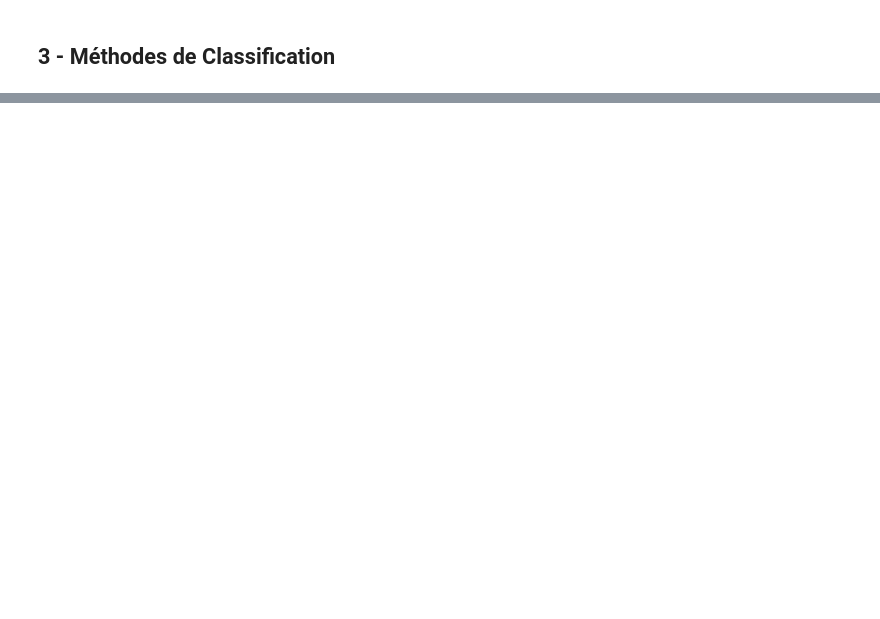
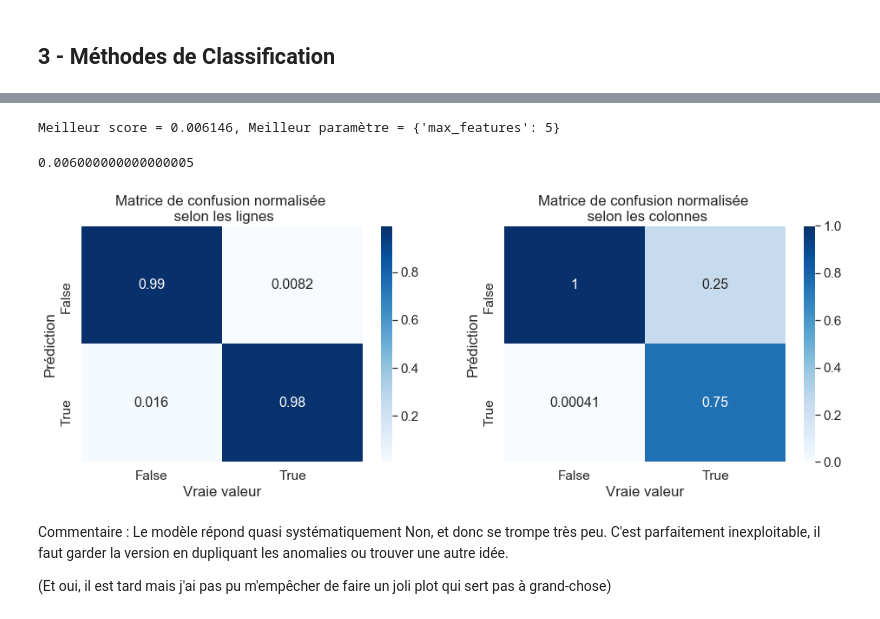
Before and after one commit to PaulCharnay/Projet_Anomalies, a Jupyter notebook: Visualisation_anomalies.ipynb, the cells around one changed output, grey strips where cells are left out. Drawn from its saved outputs; the diff is of its cells as text; code cells hidden in the pictures; blank space fills up the shorter version.

```diff
--- a/Visualisation_anomalies.ipynb
+++ b/Visualisation_anomalies.ipynb
@@ -296,0 +321,14 @@ ValueError: setting an array element with a sequence.
+# %%
+data_fenetres["min"] = list(map(min, data_fenetres.valeurs))
+data_fenetres["max"] = list(map(max, data_fenetres.valeurs))
+data_fenetres["mean"] = list(map(np.mean, data_fenetres.valeurs))
+data_fenetres["std"] = list(map(np.std, data_fenetres.valeurs))
+data_fenetres["skew"] = list(map(sps.skew, data_fenetres.valeurs))
+data_fenetres["kurt"] = list(map(sps.kurtosis, data_fenetres.valeurs))
+data_fenetres["energy"] = list(map(lambda x : sum(np.asarray(x)**2)/len(x), data_fenetres.valeurs))
+data_fenetres["average_cross"] = list(map(lambda x : sum(1*(x > np.mean(x)))/len(x), data_fenetres.valeurs))
+# %%
+scaler = preprocessing.StandardScaler()
+names_features = ["min", "max", "mean", "std", "skew", "kurt", "energy", "average_cross"]
+for col in names_features:
+    data_fenetres[col] = scaler.fit_transform(data_fenetres[col].values.reshape(-1, 1))
@@ -296,0 +339,2 @@ ValueError: setting an array element with a sequence.
+# %%
+X_train, X_test, Y_train, Y_test = train_test_split(data_fenetres[names_features], data_fenetres["anom"], test_size=500)
@@ -296,0 +354,33 @@ ValueError: setting an array element with a sequence.
+# %%
+param = [{"max_features" : list(range(2, len(names_features) + 1))}]
+rf = GridSearchCV(RandomForestClassifier(n_estimators=500), param, cv=5, n_jobs=-1)
+rfOpt = rf.fit(X_train, Y_train)
+# paramètre optimal
+print("Meilleur score = %f, Meilleur paramètre = %s" % (1. - rfOpt.best_score_,rfOpt.best_params_))
+# %% [output]
+Meilleur score = 0.006146, Meilleur paramètre = {'max_features': 5}
+# %%
+# erreur de prévision sur le test
+1 - rfOpt.score(X_test,Y_test)
+# %% [output]
+0.006000000000000005
+# %%
+# prévision
+y_chap = rfFit.predict(X_test)
+# matrice de confusion
+# Options pour normalize : all, index, column
+table_norm_index = pd.crosstab(y_chap, Y_test, rownames=["Prédiction"], colnames=["Vraie valeur"], normalize="index") # margins=True, margins_name="Total")
+table_norm_col = pd.crosstab(y_chap, Y_test, rownames=["Prédiction"], colnames=["Vraie valeur"], normalize="columns")
+sns.set(font_scale=1.4)#for label size
+fig, ax = plt.subplots(nrows=1, ncols=2, figsize=(16, 5))
+sns.heatmap(table_norm_index, annot=True, cmap="Blues", ax=ax[0], annot_kws={"size": 16}) # font size
+ax[0].set_title("Matrice de confusion normalisée \n selon les lignes")
+sns.heatmap(table_norm_col, annot=True, cmap="Blues", ax=ax[1], annot_kws={"size": 16}) # font size
+ax[1].set_title("Matrice de confusion normalisée \n selon les colonnes")
+plt.show()
+# %% [output]
+[figure, added]
+# %% [markdown]
+Commentaire : Le modèle répond quasi systématiquement Non, et donc se trompe très peu. C'est parfaitement inexploitable, il faut garder la version en dupliquant les anomalies ou trouver une autre idée.
+
+(Et oui, il est tard mais j'ai pas pu m'empêcher de faire un joli plot qui sert pas à grand-chose)
```
Also changed, not shown: parts of 23 cells of this notebook, 1 other file.
